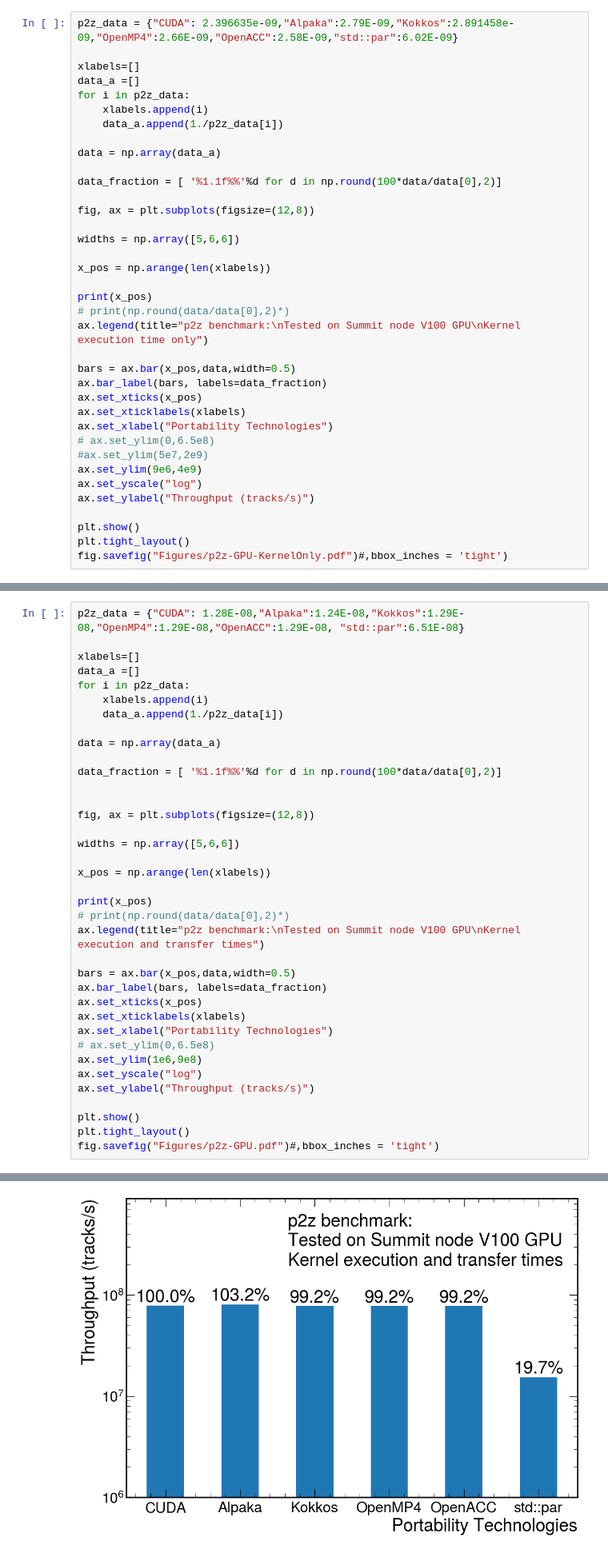
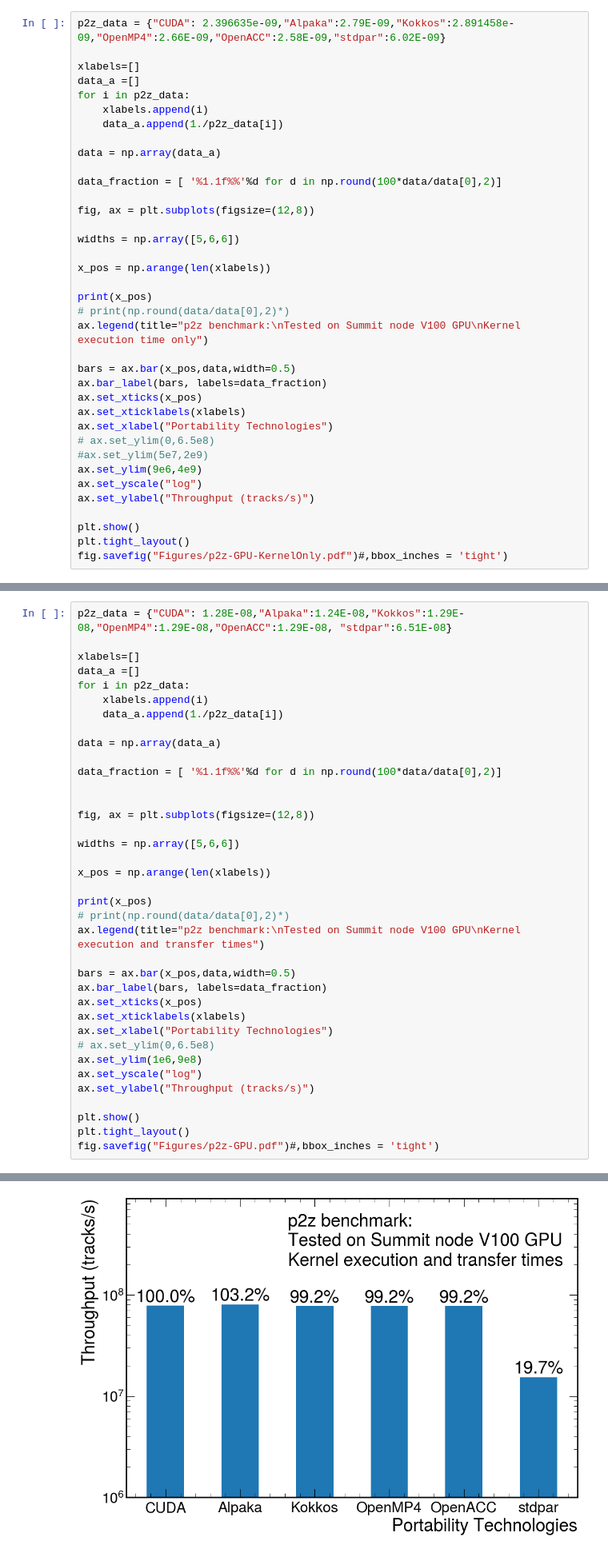
Before and after one commit to cerati/p2z-tests, a Jupyter notebook: notebooks/PaperPlots.ipynb, the cells around one changed output, grey strips where cells are left out. Shown at 80% size. Drawn from its saved outputs; the diff is of its cells as text.

```diff
--- a/notebooks/PaperPlots.ipynb
+++ b/notebooks/PaperPlots.ipynb
@@ -11,7 +11,7 @@ plt.style.use(hep.style.CMS)
 # %% [markdown]
 ## p2z
 # %%
-p2z_data = {"CUDA": 2.396635e-09,"Alpaka":2.79E-09,"Kokkos":2.891458e-09,"OpenMP4":2.66E-09,"OpenACC":2.58E-09,"std::par":6.02E-09}
+p2z_data = {"CUDA": 2.396635e-09,"Alpaka":2.79E-09,"Kokkos":2.891458e-09,"OpenMP4":2.66E-09,"OpenACC":2.58E-09,"stdpar":6.02E-09}
 
 xlabels=[]
 data_a =[]
@@ -105,7 +105,7 @@ No artists with labels found to put in legend.  Note that artists whose label st
 # %% [markdown]
 ## p2z
 # %%
-p2z_data = {"CUDA": 1.28E-08,"Alpaka":1.24E-08,"Kokkos":1.29E-08,"OpenMP4":1.29E-08,"OpenACC":1.29E-08, "std::par":6.51E-08}
+p2z_data = {"CUDA": 1.28E-08,"Alpaka":1.24E-08,"Kokkos":1.29E-08,"OpenMP4":1.29E-08,"OpenACC":1.29E-08, "stdpar":6.51E-08}
 
 xlabels=[]
 data_a =[]
@@ -117,34 +117,34 @@ data = np.array(data_a)
 
 data_fraction = [ '%1.1f%%'%d for d in np.round(100*data/data[0],2)]
 
 
 fig, ax = plt.subplots(figsize=(12,8))
 
 widths = np.array([5,6,6])
 
 x_pos = np.arange(len(xlabels))
 
 print(x_pos)
 # print(np.round(data/data[0],2)*)
 ax.legend(title="p2z benchmark:\nTested on Summit node V100 GPU\nKernel execution and transfer times")
 
 bars = ax.bar(x_pos,data,width=0.5)
 ax.bar_label(bars, labels=data_fraction)
 ax.set_xticks(x_pos)
 ax.set_xticklabels(xlabels)
 ax.set_xlabel("Portability Technologies")
 # ax.set_ylim(0,6.5e8)
 ax.set_ylim(1e6,9e8)
 ax.set_yscale("log")
 ax.set_ylabel("Throughput (tracks/s)")
 
 plt.show()
 plt.tight_layout()
 fig.savefig("Figures/p2z-GPU.pdf")#,bbox_inches = 'tight')
 # %% [output]
 No artists with labels found to put in legend.  Note that artists whose label start with an underscore are ignored when legend() is called with no argument.
 [0 1 2 3 4 5]
-[figure, old version]
+[figure, new version]
 <Figure size 1000x1000 with 0 Axes>
 # %% [markdown]
 # Figure 4: Compiler dependence
```
Also changed, not shown: parts of 6 cells of this notebook, 10 other files.
